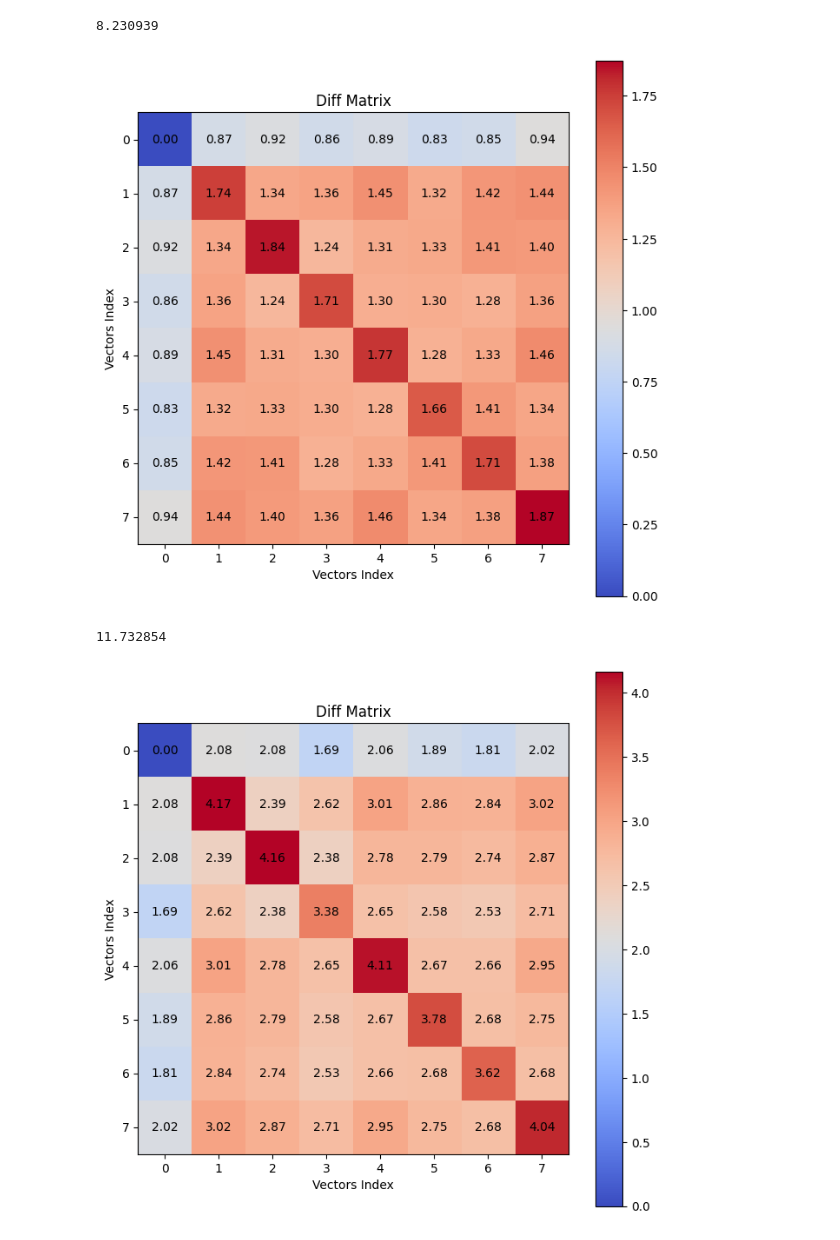
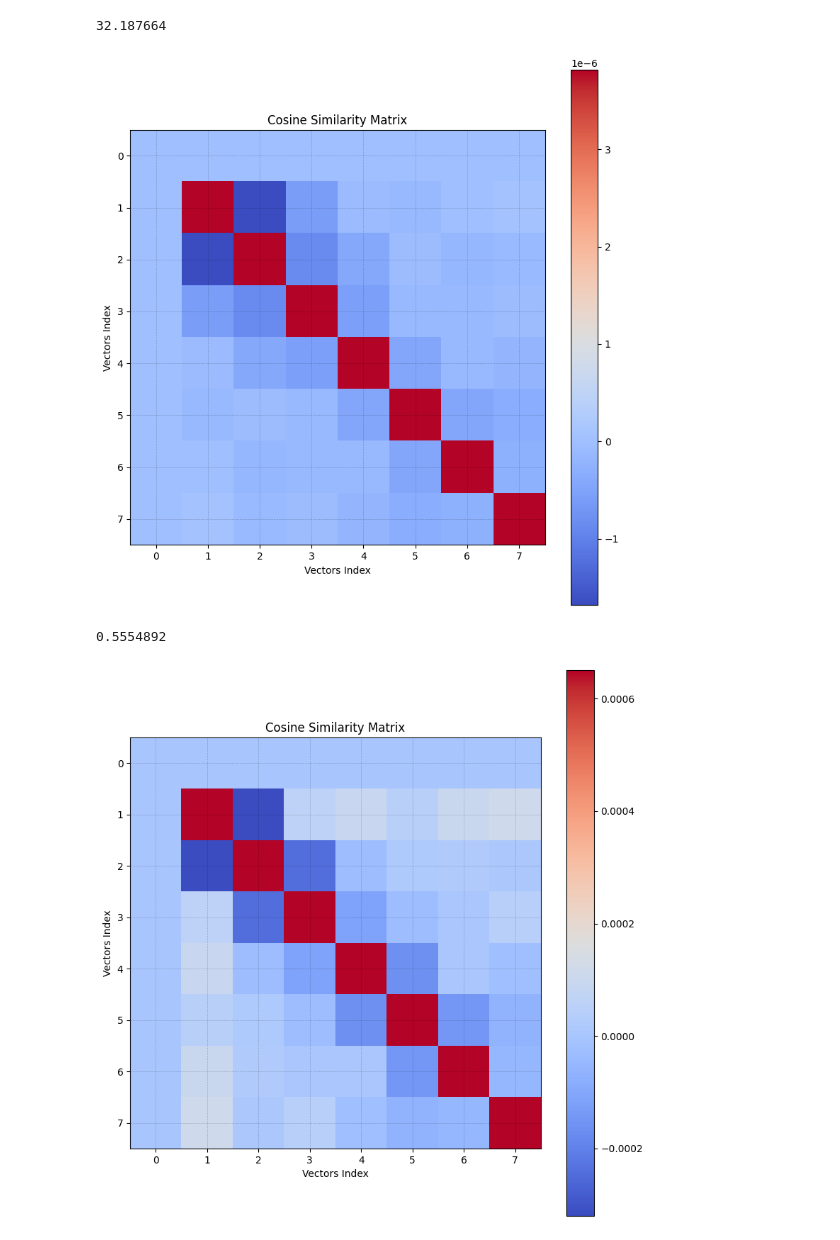
Before and after one commit to Areebol/CKA-RL, a Jupyter notebook: experiments/data_analysis/analysis_weights.ipynb, the cells around one changed output. Cells and saved outputs as stored; diff of their text form; code cells hidden in the pictures.

```diff
--- a/experiments/data_analysis/analysis_weights.ipynb
+++ b/experiments/data_analysis/analysis_weights.ipynb
@@ -8,7 +8,8 @@ from sklearn.decomposition import PCA
 import matplotlib.pyplot as plt
 sys.path.append('../atari')
 
-weight_dir = '/lichenghao/lzh/componet/experiments/atari/agents/Freeway/FuseEncoder&Actor/'
+weight_dir = "/lichenghao/lzh/CRL/componet/experiments/atari/agents/Freeway/ModelZoo/"
+# weight_dir = '/lichenghao/lzh/componet/experiments/atari/agents/Freeway/ModelZoo/'
 weight_paths = [ weight_dir + f"Freeway_{i}_FuseNet_42" for i in range(8)]
 # %%
 def get_fuse_weight(state_dict, idx: int, param: str="weight", module: str = "actor"):
@@ -43,7 +44,13 @@ def plot_similarity_matrix(vectors):
     plt.title('Cosine Similarity Matrix')
     plt.xlabel('Vectors Index')
     plt.ylabel('Vectors Index')
+    plt.tight_layout()
+    plt.grid(True, which='both', color='black', linewidth=0.5, linestyle='--', alpha=0.2)
+    # Adjust tick labels
+    plt.xticks(np.arange(len(cos_sim_matrix)), fontsize=10)
+    plt.yticks(np.arange(len(cos_sim_matrix)), fontsize=10)
     plt.show()
+    plt.close()
 
 def plot_diff_matrix(vectors, normalize=True):
     n = len(vectors)
@@ -86,22 +93,22 @@ def plot_pca(vectors):
 # %%
 for i in range(2):
     ...
-    # vectors = get_vectors(weight_paths, module="actor", param="weight", layer_idx=i)
+    vectors = get_vectors(weight_paths, module="actor", param="weight", layer_idx=i)
     # vectors = get_vectors(weight_paths, module="actor", param="bias", layer_idx=i)
     # plot_pca(vectors)
-    # plot_similarity_matrix(vectors)
+    plot_similarity_matrix(vectors)
     # plot_diff_matrix(vectors)
     # plot_diff_matrix(vectors, normalize=False)
 
-for i in range(4):
-    vectors = get_vectors(weight_paths, module="encoder", param="weight", layer_idx=i)
-    # vectors = get_vectors(weight_paths, module="encoder", param="bias", layer_idx=i)
-    # plot_pca(vectors)
-    # plot_similarity_matrix(vectors)
-    plot_diff_matrix(vectors)
-    # plot_diff_matrix(vectors,normalize=False)
+# for i in range(4):
+#     vectors = get_vectors(weight_paths, module="encoder", param="weight", layer_idx=i)
+#     # vectors = get_vectors(weight_paths, module="encoder", param="bias", layer_idx=i)
+#     # plot_pca(vectors)
+#     plot_similarity_matrix(vectors)
+#     # plot_diff_matrix(vectors)
+#     # plot_diff_matrix(vectors,normalize=False)
 # %% [output]
-8.230939
+32.187664
-[figure, old version]
+[figure, new version]
-11.732854
+0.5554892
-[figure, old version]
+[figure, new version]
```
Also changed, not shown: parts of 1 cell of this notebook, 12 other files.
